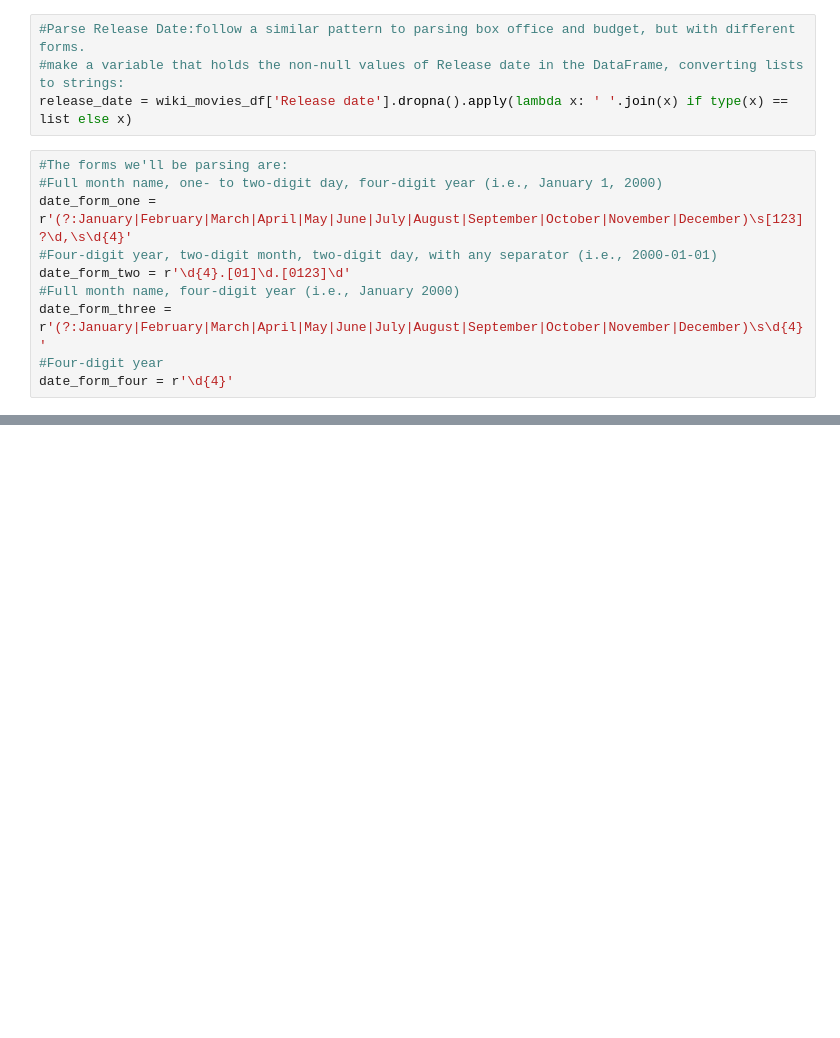
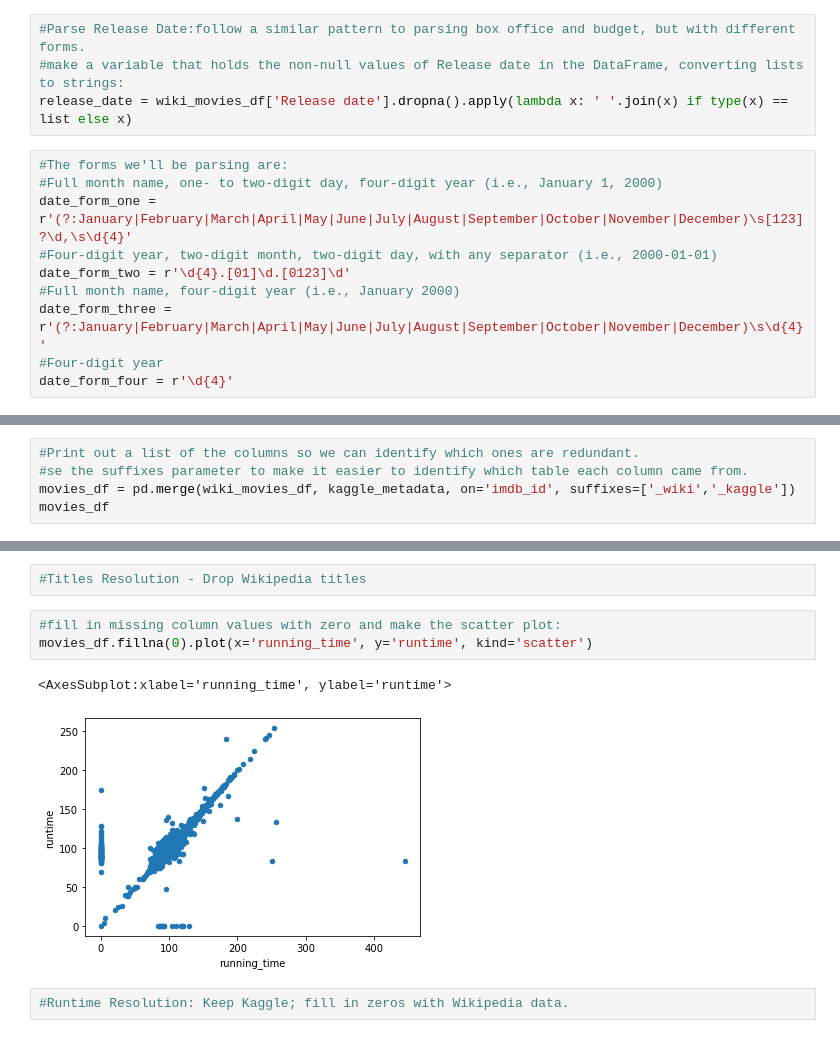
Before and after one commit to TraceyFitz/Movies-ETL, a Jupyter notebook: ETL MOVIES - DATA CLEANING.ipynb, the cells around one changed output, grey strips where cells are left out. Drawn from its saved outputs; the diff is of its cells as text; blank space fills up the shorter version.

```diff
--- a/ETL MOVIES - DATA CLEANING.ipynb
+++ b/ETL MOVIES - DATA CLEANING.ipynb
@@ -1087,0 +1088,5 @@ Name: rating, dtype: float64
+# %%
+#Print out a list of the columns so we can identify which ones are redundant.
+#se the suffixes parameter to make it easier to identify which table each column came from.
+movies_df = pd.merge(wiki_movies_df, kaggle_metadata, on='imdb_id', suffixes=['_wiki','_kaggle'])
+movies_df
@@ -1087,0 +1160,10 @@ Name: rating, dtype: float64
+# %%
+#Titles Resolution - Drop Wikipedia titles
+# %%
+#fill in missing column values with zero and make the scatter plot:
+movies_df.fillna(0).plot(x='running_time', y='runtime', kind='scatter')
+# %% [output]
+<AxesSubplot:xlabel='running_time', ylabel='runtime'>
+[figure, added]
+# %%
+#Runtime Resolution: Keep Kaggle; fill in zeros with Wikipedia data.
```
Also changed, not shown: parts of 78 cells of this notebook.
